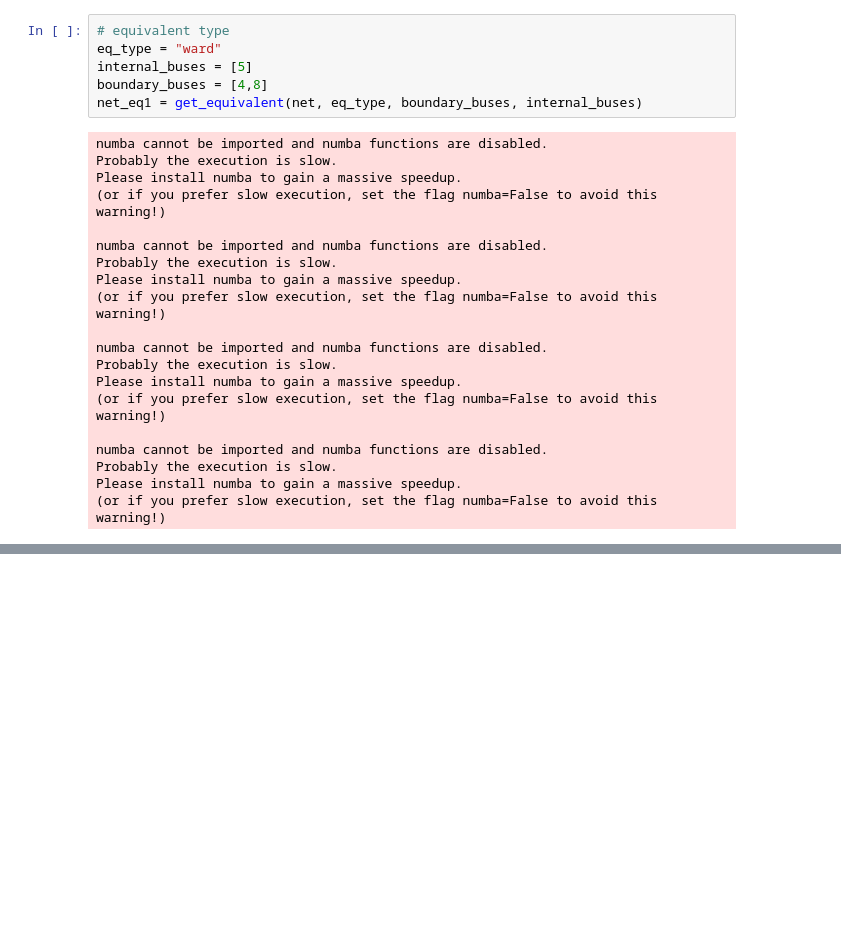
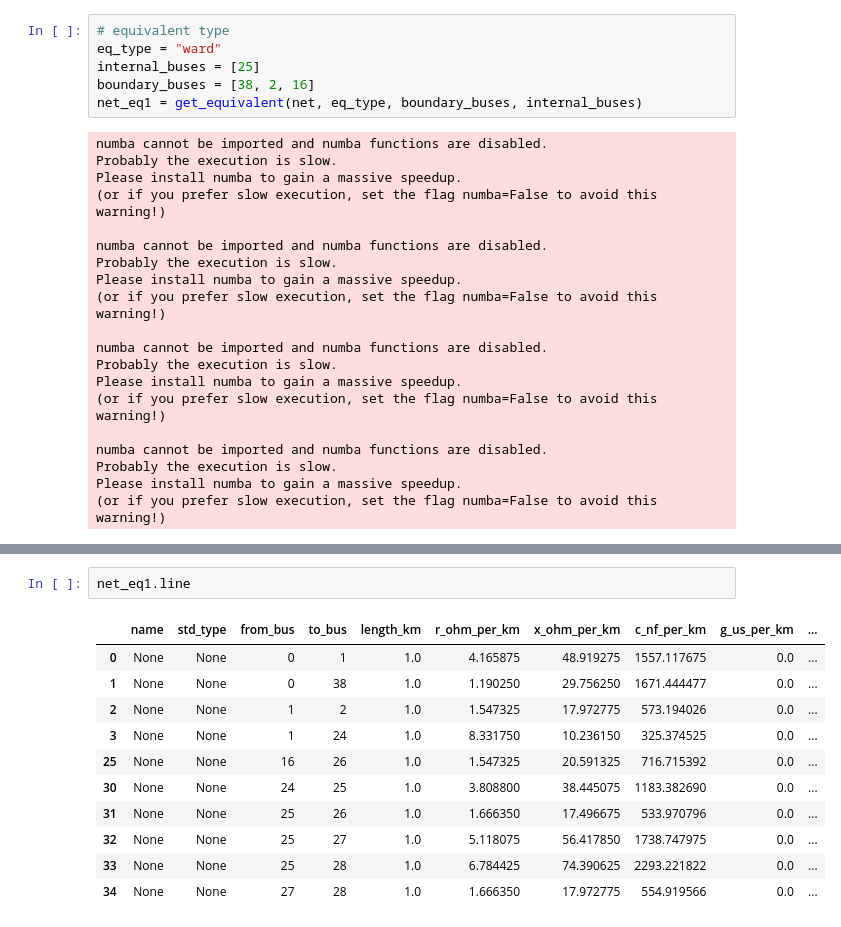
Before and after one commit to nensanc/PowerSystem, a Jupyter notebook: data analytics/example_pandapower.ipynb, the cells around one changed output, grey strips where cells are left out. Cells and saved outputs as stored; diff of their text form; blank space fills up the shorter version.

```diff
--- a/data analytics/example_pandapower.ipynb
+++ b/data analytics/example_pandapower.ipynb
@@ -67,8 +37,8 @@ net.res_line
 # %%
 # equivalent type
 eq_type = "ward"
-internal_buses = [5]
-boundary_buses = [4,8]
+internal_buses = [25]
+boundary_buses = [38, 2, 16]
 net_eq1 = get_equivalent(net, eq_type, boundary_buses, internal_buses)
 # %% [output]
 numba cannot be imported and numba functions are disabled.
@@ -93,3 +94,17 @@ Please install numba to gain a massive speedup.
+# %%
+net_eq1.line
+# %% [output]
+|  | name | std_type | from_bus | to_bus | length_km | r_ohm_per_km | x_ohm_per_km | c_nf_per_km | g_us_per_km | ... |
+| 0 | None | None | 0 | 1 | 1.0 | 4.165875 | 48.919275 | 1557.117675 | 0.0 | ... |
+| 1 | None | None | 0 | 38 | 1.0 | 1.190250 | 29.756250 | 1671.444477 | 0.0 | ... |
+| 2 | None | None | 1 | 2 | 1.0 | 1.547325 | 17.972775 | 573.194026 | 0.0 | ... |
+| 3 | None | None | 1 | 24 | 1.0 | 8.331750 | 10.236150 | 325.374525 | 0.0 | ... |
+| 25 | None | None | 16 | 26 | 1.0 | 1.547325 | 20.591325 | 716.715392 | 0.0 | ... |
+| 30 | None | None | 24 | 25 | 1.0 | 3.808800 | 38.445075 | 1183.382690 | 0.0 | ... |
+| 31 | None | None | 25 | 26 | 1.0 | 1.666350 | 17.496675 | 533.970796 | 0.0 | ... |
+| 32 | None | None | 25 | 27 | 1.0 | 5.118075 | 56.417850 | 1738.747975 | 0.0 | ... |
+| 33 | None | None | 25 | 28 | 1.0 | 6.784425 | 74.390625 | 2293.221822 | 0.0 | ... |
+| 34 | None | None | 27 | 28 | 1.0 | 1.666350 | 17.972775 | 554.919566 | 0.0 | ... |
 # %%
 # equivalent type
 eq_type = "ward"
```
Also changed, not shown: parts of 12 cells of this notebook, 12 other files.
